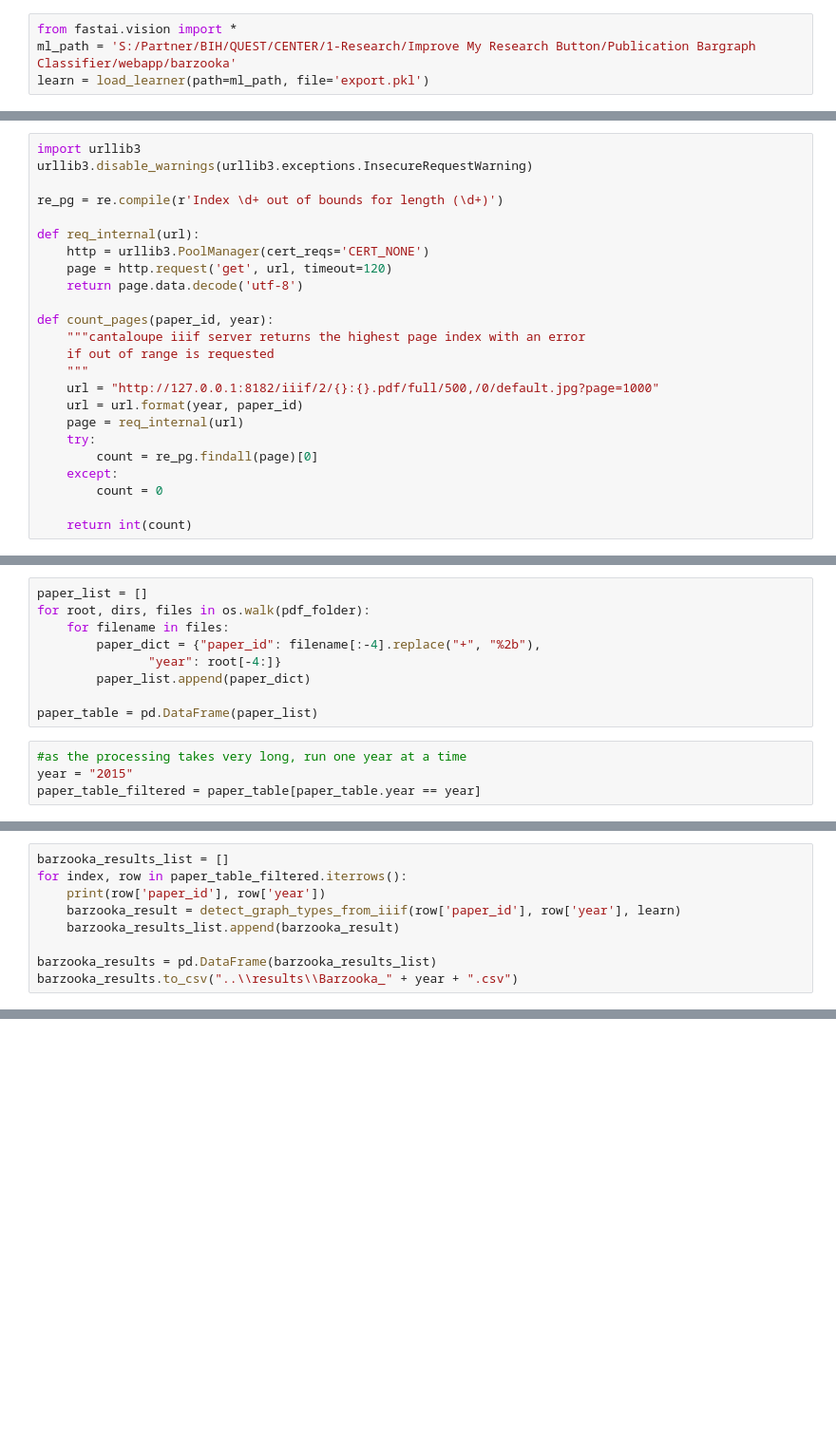
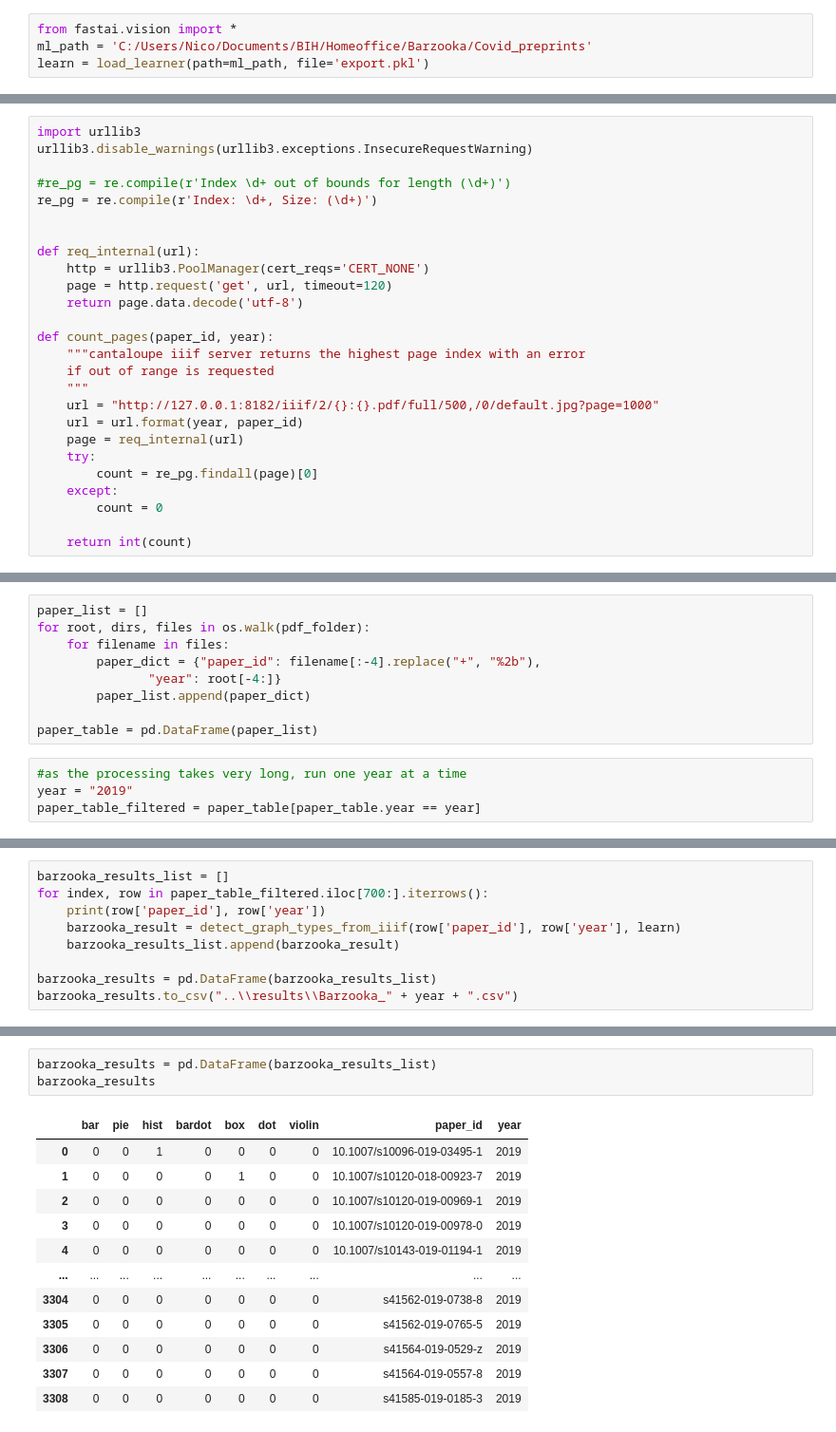
Before and after one commit to quest-bih/dashboard, a Jupyter notebook: metrics/Barzooka/graph_detection.ipynb, the cells around one changed output, grey strips where cells are left out. Shown at 95% size. Saved outputs shown, nothing was run; the diff lists cells and outputs as text; blank space fills up the shorter version.

```diff
--- a/metrics/Barzooka/graph_detection.ipynb
+++ b/metrics/Barzooka/graph_detection.ipynb
@@ -6,7 +6,7 @@ import requests
 os.environ['NO_PROXY'] = '127.0.0.1'
 # %%
 from fastai.vision import *
-ml_path = 'S:/Partner/BIH/QUEST/CENTER/1-Research/Improve My Research Button/Publication Bargraph Classifier/webapp/barzooka'
+ml_path = 'C:/Users/Nico/Documents/BIH/Homeoffice/Barzooka/Covid_preprints'
 learn = load_learner(path=ml_path, file='export.pkl')
 # %% [markdown]
 ### Functions for bar graph detection per PDF
@@ -14,7 +14,9 @@ learn = load_learner(path=ml_path, file='export.pkl')
 import urllib3
 urllib3.disable_warnings(urllib3.exceptions.InsecureRequestWarning)
 
-re_pg = re.compile(r'Index \d+ out of bounds for length (\d+)')
+#re_pg = re.compile(r'Index \d+ out of bounds for length (\d+)')
+re_pg = re.compile(r'Index: \d+, Size: (\d+)')
+
 
 def req_internal(url):
     http = urllib3.PoolManager(cert_reqs='CERT_NONE')
@@ -162,5 +164,5 @@ for root, dirs, files in os.walk(pdf_folder):
 paper_table = pd.DataFrame(paper_list)
 # %%
 #as the processing takes very long, run one year at a time
-year = "2015"
+year = "2019"
 paper_table_filtered = paper_table[paper_table.year == year]
@@ -167,6 +185,6 @@ paper_table_filtered = paper_table[paper_table.year == year]
 # %%
 barzooka_results_list = []
-for index, row in paper_table_filtered.iterrows():
+for index, row in paper_table_filtered.iloc[700:].iterrows():
     print(row['paper_id'], row['year'])
     barzooka_result = detect_graph_types_from_iiif(row['paper_id'], row['year'], learn)
     barzooka_results_list.append(barzooka_result)
@@ -193,0 +213,16 @@ tpj201559 2015
+# %%
+barzooka_results = pd.DataFrame(barzooka_results_list)
+barzooka_results
+# %% [output]
+|  | bar | pie | hist | bardot | box | dot | violin | paper_id | year |
+| 0 | 0 | 0 | 1 | 0 | 0 | 0 | 0 | 10.1007/s10096-019-03495-1 | 2019 |
+| 1 | 0 | 0 | 0 | 0 | 1 | 0 | 0 | 10.1007/s10120-018-00923-7 | 2019 |
+| 2 | 0 | 0 | 0 | 0 | 0 | 0 | 0 | 10.1007/s10120-019-00969-1 | 2019 |
+| 3 | 0 | 0 | 0 | 0 | 0 | 0 | 0 | 10.1007/s10120-019-00978-0 | 2019 |
+| 4 | 0 | 0 | 0 | 0 | 0 | 0 | 0 | 10.1007/s10143-019-01194-1 | 2019 |
+| ... | ... | ... | ... | ... | ... | ... | ... | ... | ... |
+| 3304 | 0 | 0 | 0 | 0 | 0 | 0 | 0 | s41562-019-0738-8 | 2019 |
+| 3305 | 0 | 0 | 0 | 0 | 0 | 0 | 0 | s41562-019-0765-5 | 2019 |
+| 3306 | 0 | 0 | 0 | 0 | 0 | 0 | 0 | s41564-019-0529-z | 2019 |
+| 3307 | 0 | 0 | 0 | 0 | 0 | 0 | 0 | s41564-019-0557-8 | 2019 |
+| 3308 | 0 | 0 | 0 | 0 | 0 | 0 | 0 | s41585-019-0185-3 | 2019 |
```
Also changed, not shown: parts of 5 cells of this notebook, 4 other files.
